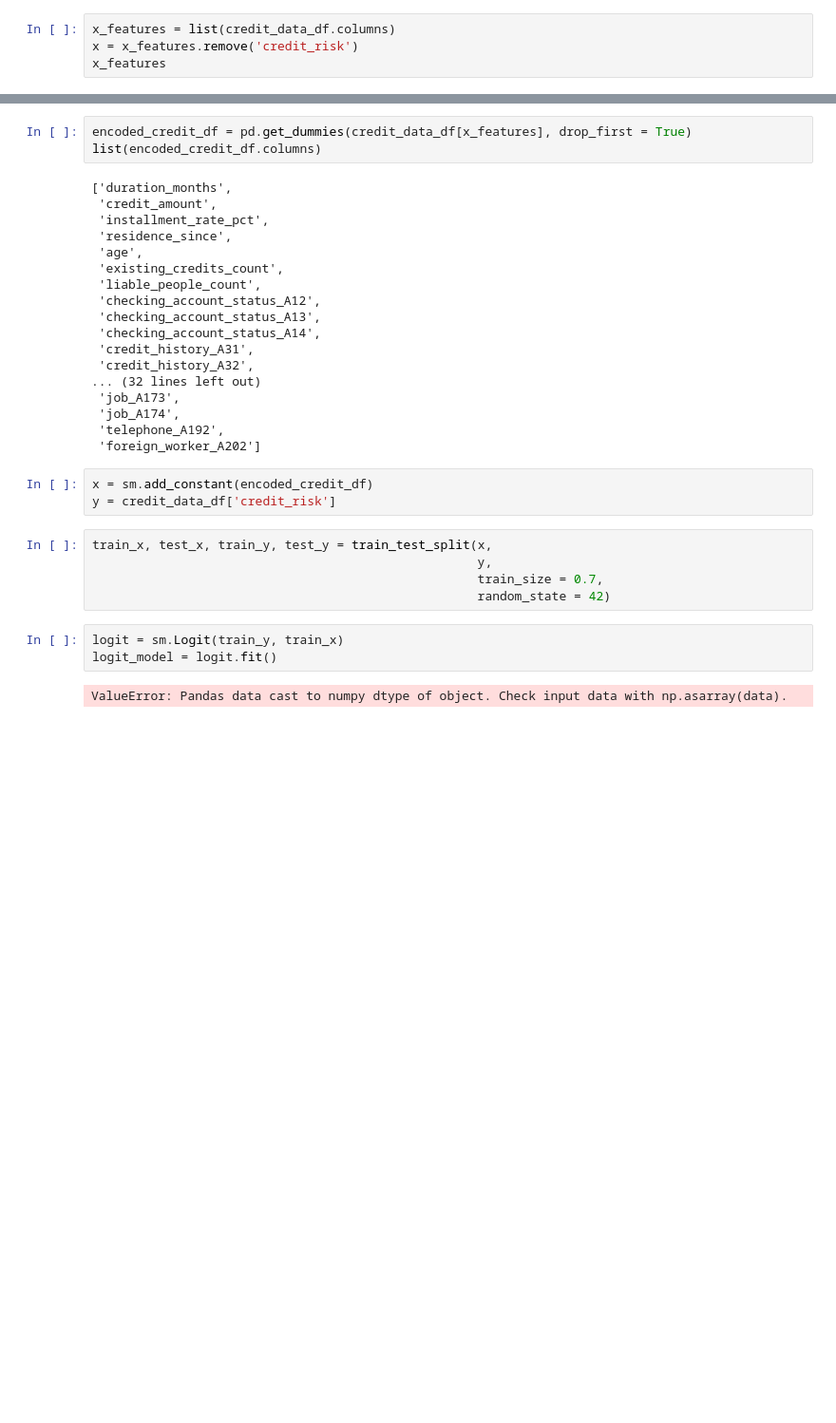
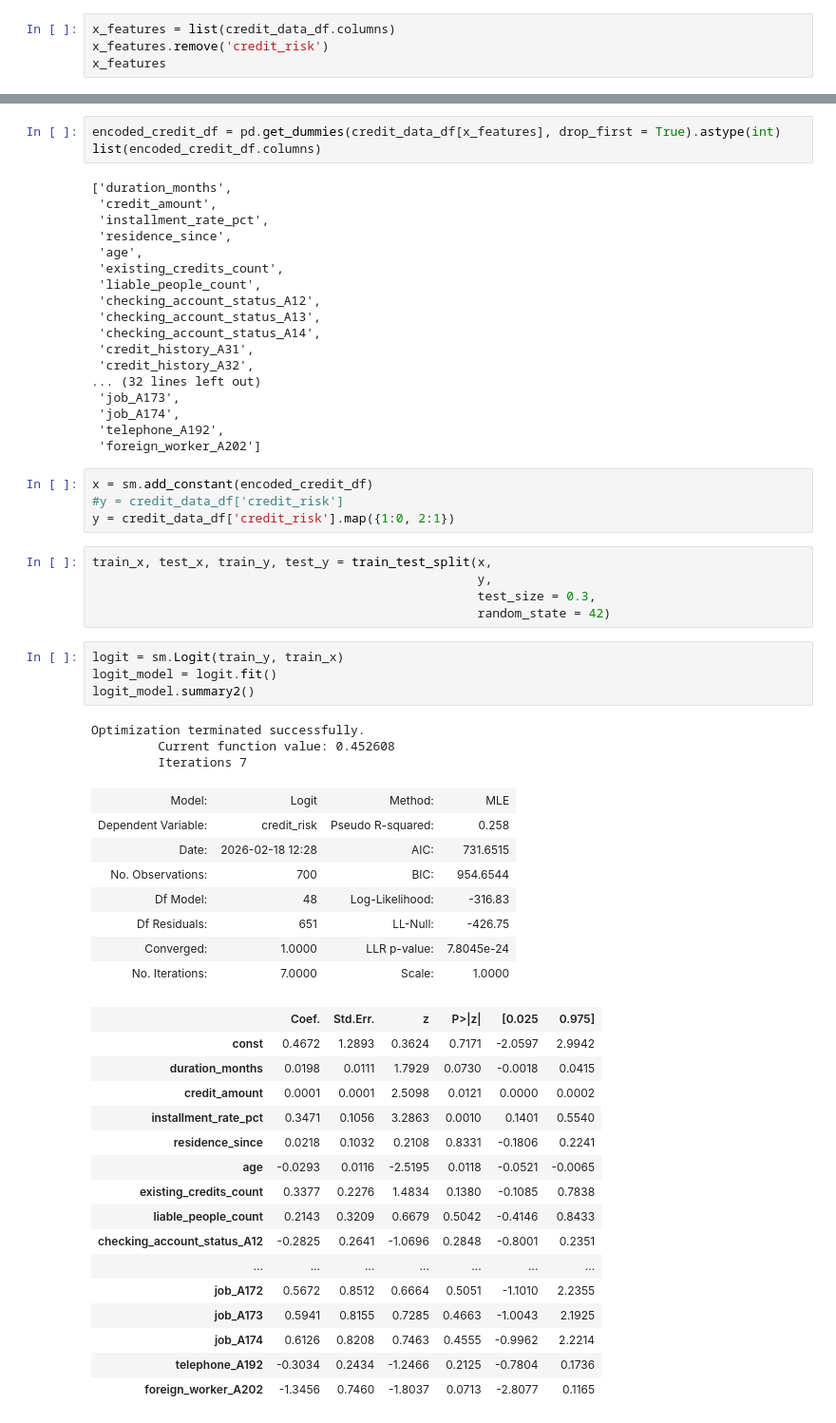
Before and after one commit to aparna-2001/machine_learning_using_python, a Jupyter notebook: Binary_logistic_regression.ipynb, the cells around one changed output, grey strips where cells are left out. Shown at 95% size. Drawn from its saved outputs; the diff is of its cells as text; blank space fills up the shorter version.

```diff
--- a/Binary_logistic_regression.ipynb
+++ b/Binary_logistic_regression.ipynb
@@ -62,7 +62,7 @@ credit_data_df['credit_risk'].value_counts()
 dtype: int64
 # %%
 x_features = list(credit_data_df.columns)
-x = x_features.remove('credit_risk')
+x_features.remove('credit_risk')
 x_features
 # %% [output]
 ['checking_account_status',
@@ -86,7 +86,7 @@ x_features
  'telephone',
  'foreign_worker']
 # %%
-encoded_credit_df = pd.get_dummies(credit_data_df[x_features], drop_first = True)
+encoded_credit_df = pd.get_dummies(credit_data_df[x_features], drop_first = True).astype(int)
 list(encoded_credit_df.columns)
 # %% [output]
 ['duration_months',
@@ -108,14 +108,42 @@ list(encoded_credit_df.columns)
  'foreign_worker_A202']
 # %%
 x = sm.add_constant(encoded_credit_df)
-y = credit_data_df['credit_risk']
+#y = credit_data_df['credit_risk']
+y = credit_data_df['credit_risk'].map({1:0, 2:1})
 # %%
 train_x, test_x, train_y, test_y = train_test_split(x,
                                                     y,
-                                                    train_size = 0.7,
+                                                    test_size = 0.3,
                                                     random_state = 42)
 # %%
 logit = sm.Logit(train_y, train_x)
 logit_model = logit.fit()
+logit_model.summary2()
 # %% [output]
-ValueError: Pandas data cast to numpy dtype of object. Check input data with np.asarray(data).
+Optimization terminated successfully.
+         Current function value: 0.452608
+         Iterations 7
+| Model: | Logit | Method: | MLE |
+| Dependent Variable: | credit_risk | Pseudo R-squared: | 0.258 |
+| Date: | 2026-02-18 12:28 | AIC: | 731.6515 |
+| No. Observations: | 700 | BIC: | 954.6544 |
+| Df Model: | 48 | Log-Likelihood: | -316.83 |
+| Df Residuals: | 651 | LL-Null: | -426.75 |
+| Converged: | 1.0000 | LLR p-value: | 7.8045e-24 |
+| No. Iterations: | 7.0000 | Scale: | 1.0000 |
+|  | Coef. | Std.Err. | z | P>|z| | [0.025 | 0.975] |
+| const | 0.4672 | 1.2893 | 0.3624 | 0.7171 | -2.0597 | 2.9942 |
+| duration_months | 0.0198 | 0.0111 | 1.7929 | 0.0730 | -0.0018 | 0.0415 |
+| credit_amount | 0.0001 | 0.0001 | 2.5098 | 0.0121 | 0.0000 | 0.0002 |
+| installment_rate_pct | 0.3471 | 0.1056 | 3.2863 | 0.0010 | 0.1401 | 0.5540 |
+| residence_since | 0.0218 | 0.1032 | 0.2108 | 0.8331 | -0.1806 | 0.2241 |
+| age | -0.0293 | 0.0116 | -2.5195 | 0.0118 | -0.0521 | -0.0065 |
+| existing_credits_count | 0.3377 | 0.2276 | 1.4834 | 0.1380 | -0.1085 | 0.7838 |
+| liable_people_count | 0.2143 | 0.3209 | 0.6679 | 0.5042 | -0.4146 | 0.8433 |
+| checking_account_status_A12 | -0.2825 | 0.2641 | -1.0696 | 0.2848 | -0.8001 | 0.2351 |
+| ... | ... | ... | ... | ... | ... | ... |
+| job_A172 | 0.5672 | 0.8512 | 0.6664 | 0.5051 | -1.1010 | 2.2355 |
+| job_A173 | 0.5941 | 0.8155 | 0.7285 | 0.4663 | -1.0043 | 2.1925 |
+| job_A174 | 0.6126 | 0.8208 | 0.7463 | 0.4555 | -0.9962 | 2.2214 |
+| telephone_A192 | -0.3034 | 0.2434 | -1.2466 | 0.2125 | -0.7804 | 0.1736 |
+| foreign_worker_A202 | -1.3456 | 0.7460 | -1.8037 | 0.0713 | -2.8077 | 0.1165 |
```
Also changed, not shown: parts of 3 cells of this notebook.
